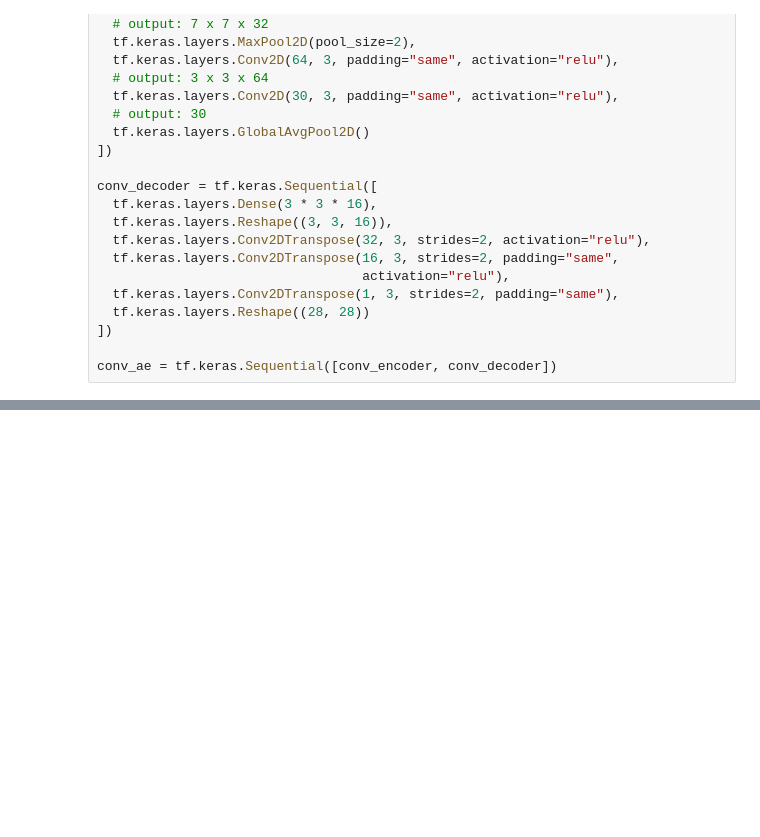
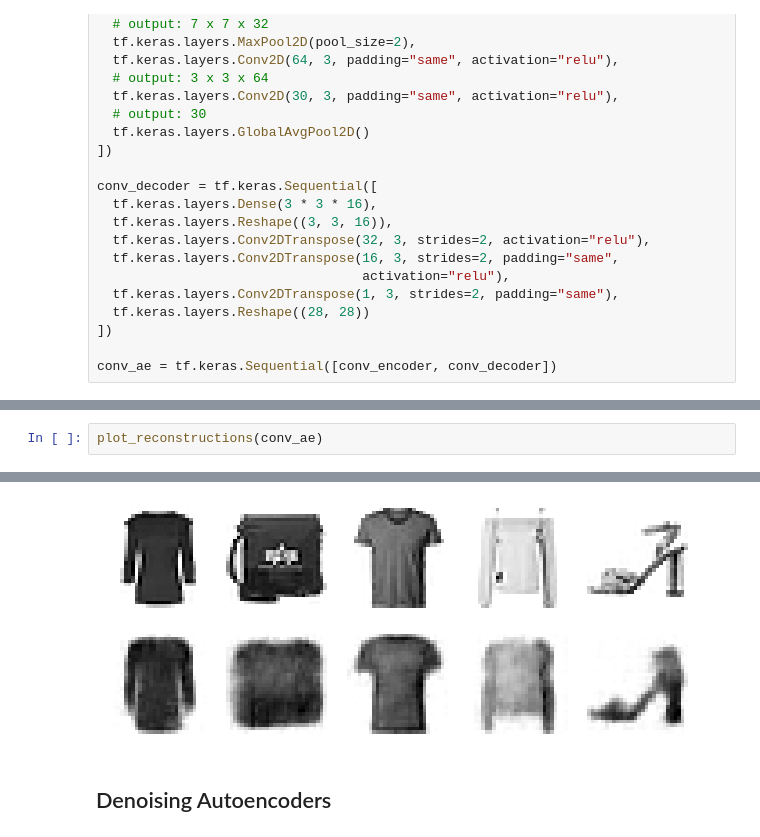
Before and after one commit to adamscarlat/hands-on-ML-with-Scikit-Learn-and-Tensorflow, a Jupyter notebook: edition3/ch17-autoencoders-gan/autoencoders.ipynb, the cells around one changed output, grey strips where cells are left out. Drawn from its saved outputs; the diff is of its cells as text; blank space fills up the shorter version.

```diff
--- a/edition3/ch17-autoencoders-gan/autoencoders.ipynb
+++ b/edition3/ch17-autoencoders-gan/autoencoders.ipynb
@@ -213,0 +231,3 @@ Epoch 2/10
+# %%
+plot_reconstructions(conv_ae)
+# %% [output]
@@ -213,0 +235,3 @@ Epoch 2/10
+[figure, added]
+# %% [markdown]
+## Denoising Autoencoders
```
Also changed, not shown: parts of 11 cells of this notebook, 1 other file.
